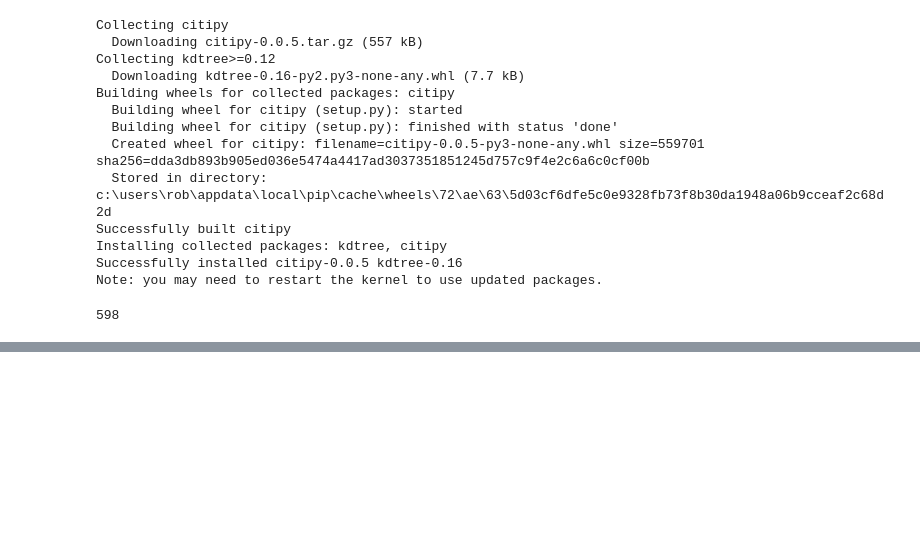
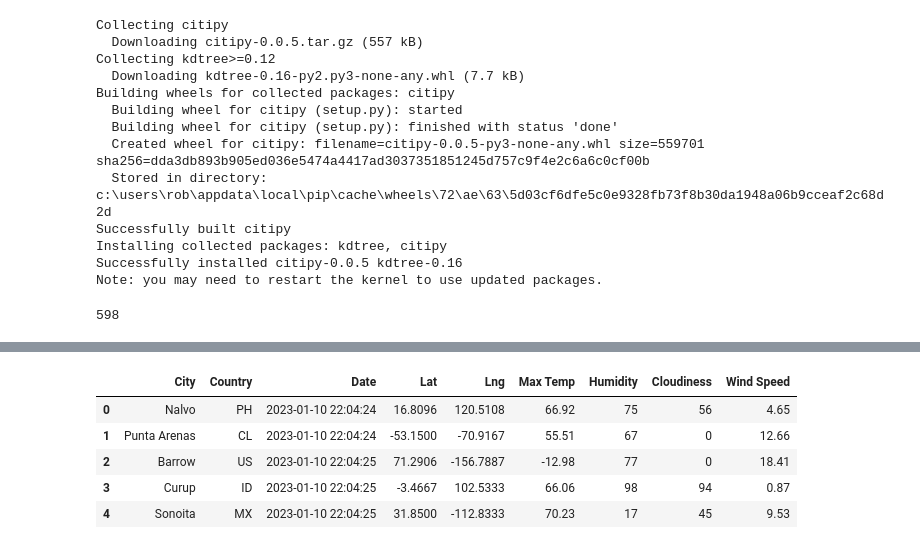
Before and after one commit to rlook3/World_Weather_Analysis, a Jupyter notebook: WeatherPy.ipynb, the cells around one changed output, grey strips where cells are left out. Drawn from its saved outputs; the diff is of its cells as text; code cells hidden in the pictures; blank space fills up the shorter version.

```diff
--- a/WeatherPy.ipynb
+++ b/WeatherPy.ipynb
@@ -49,0 +160,11 @@ len(cities)
+# %%
+new_column_order = ["City", "Country","Date","Lat","Lng","Max Temp","Humidity","Cloudiness","Wind Speed"]
+city_data_df = city_data_df[new_column_order]
+city_data_df.head()
+# %% [output]
+|  | City | Country | Date | Lat | Lng | Max Temp | Humidity | Cloudiness | Wind Speed |
+| 0 | Nalvo | PH | 2023-01-10 22:04:24 | 16.8096 | 120.5108 | 66.92 | 75 | 56 | 4.65 |
+| 1 | Punta Arenas | CL | 2023-01-10 22:04:24 | -53.1500 | -70.9167 | 55.51 | 67 | 0 | 12.66 |
+| 2 | Barrow | US | 2023-01-10 22:04:25 | 71.2906 | -156.7887 | -12.98 | 77 | 0 | 18.41 |
+| 3 | Curup | ID | 2023-01-10 22:04:25 | -3.4667 | 102.5333 | 66.06 | 98 | 94 | 0.87 |
+| 4 | Sonoita | MX | 2023-01-10 22:04:25 | 31.8500 | -112.8333 | 70.23 | 17 | 45 | 9.53 |
```
Also changed, not shown: parts of 6 cells of this notebook, 3 other files.
